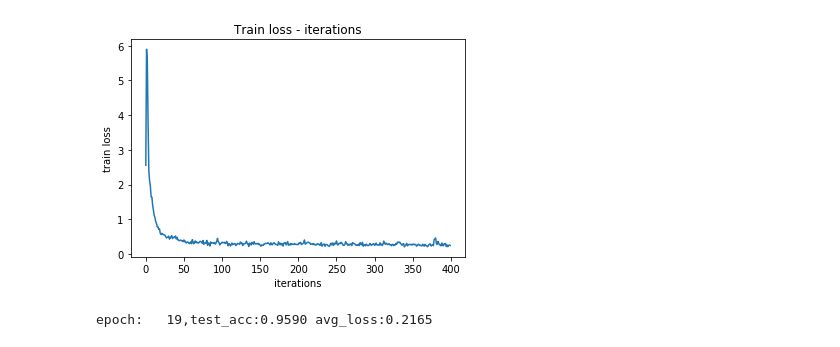
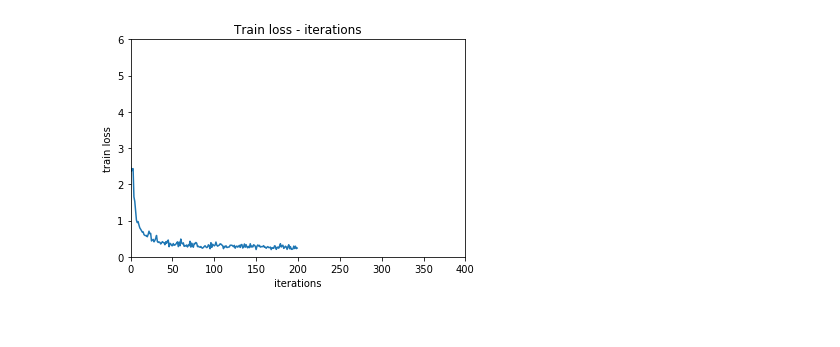
Before and after one commit to Junshan233/Neural_Network, a Jupyter notebook: CNN/cnn2-test.ipynb, the cells around one changed output. Cells and saved outputs as stored; diff of their text form; code cells hidden in the pictures.

```diff
--- a/CNN/cnn2-test.ipynb
+++ b/CNN/cnn2-test.ipynb
@@ -6,13 +7,13 @@ from torchvision import datasets, transforms
 # %%
 
 batch_size = 256
-conv1 = Conv2D([batch_size, 28, 28, 1], 12, 5, 1)
+conv1 = Conv2D([batch_size, 28, 28, 1], 10, 5, 1) #12->10
 relu1 = Relu(conv1.output_shape)
 pool1 = MaxPooling(relu1.output_shape)
-conv2 = Conv2D(pool1.output_shape, 24, 3, 1)
+conv2 = Conv2D(pool1.output_shape, 20, 3, 1)
 relu2 = Relu(conv2.output_shape)
-pool2 = MaxPooling(relu2.output_shape)
-fc = FullyConnect(pool2.output_shape, 10)
+#pool2 = MaxPooling(relu2.output_shape)
+fc = FullyConnect(relu2.output_shape, 10)
 sf = Softmax(fc.output_shape)
 
 train_loader = torch.utils.data.DataLoader(datasets.MNIST(
@@ -38,8 +39,8 @@ def forward(data, target):
     conv1_out = relu1.forward(conv1.forward(data))
     pool1_out = pool1.forward(conv1_out)
     conv2_out = relu2.forward(conv2.forward(pool1_out))
-    pool2_out = pool2.forward(conv2_out)
-    fc_out = fc.forward(pool2_out)
+    # pool2_out = pool2.forward(conv2_out)
+    fc_out = fc.forward(conv2_out)
     loss = sf.cal_loss(fc_out, np.array(target))
     return loss
 
@@ -59,7 +60,7 @@ def train(train_loader, epoch, learning_rate, hparameters):
             relu1.gradient(
                 pool1.gradient(
                     conv2.gradient(
-                        relu2.gradient(pool2.gradient(fc.gradient(sf.eta)))))))
+                        relu2.gradient(fc.gradient(sf.eta))))))
         # update parameters
         fc.backward(learning_rate, hparameters)
         conv2.backward(learning_rate, hparameters)
@@ -91,8 +92,3 @@ def test(test_loader, epoch):
             break
     print("epoch:%5d,test_acc:%.4f avg_loss:%.4f" %
           (epoch, test_acc / float(count), test_loss / float(num_loop)))
-# %%
-losses = []
-for epoch in range(20):
-    test(test_loader, epoch)
-    losses.extend(train(train_loader, epoch, 0.0001, 40))
@@ -116,0 +95,13 @@ Train Epoch: 19 [4864/60000 (8%)]       Loss: 0.249590
+# %%
+losses = []
+time_start = time.time()
+EPOCH = 10
+for epoch in range(EPOCH):
+    test(test_loader, epoch)
+    losses.extend(train(train_loader, epoch, 0.0001, 40))
+    time_now = time.time()
+    print("已耗时：{:.2f}分钟，预计仍需要：{:.2f}分钟".format((time_now-time_start)/60.,
+    (time_now-time_start)/(epoch+1)*(EPOCH-epoch-1)/60.))
+test(test_loader, epoch)
+time_end = time.time()
+print("总耗时：{:.2f}".format((time_end - time_start)/60.))
@@ -117,13 +126,13 @@ Train Epoch: 19 [4864/60000 (8%)]       Loss: 0.249590
 # %%
 import matplotlib.pyplot as plt
 plt.plot(losses)
 plt.xlabel("iterations")
 plt.ylabel("train loss")
 plt.title("Train loss - iterations")
+plt.ylim((0,6))
+plt.xlim((0,400))
 plt.show()
 # %% [output]
-[figure, old version]
+[figure, new version]
 # %%
 test(test_loader, epoch)
-# %% [output]
-epoch:   19,test_acc:0.9590 avg_loss:0.2165
```
Also changed, not shown: parts of 3 cells of this notebook.
